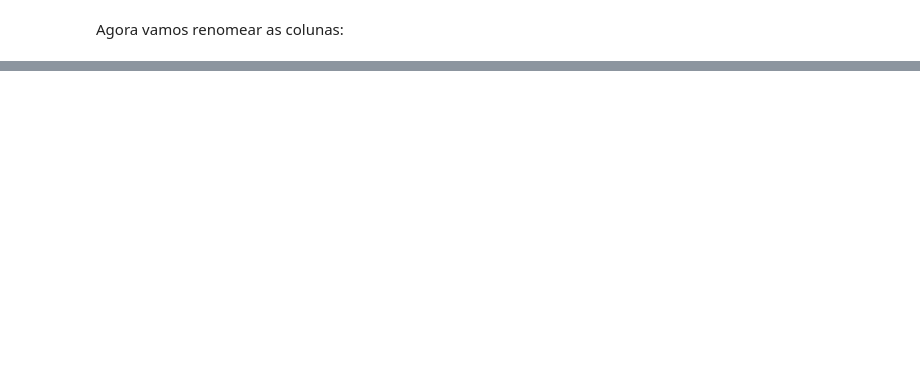
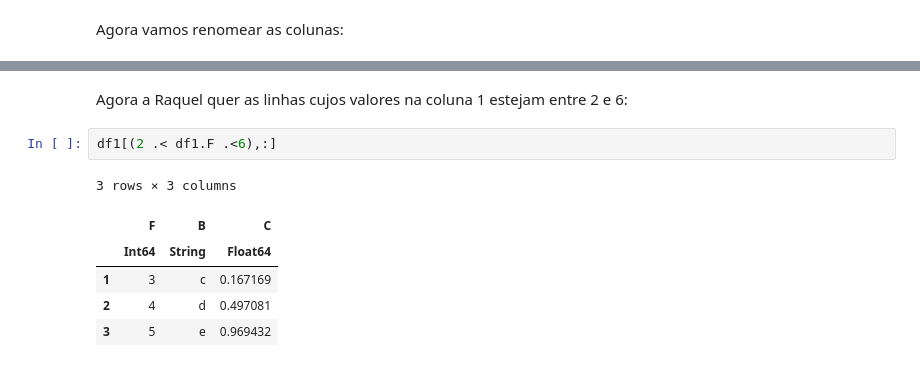
Before and after one commit to julia-diversity-and-inclusion/juliaCluBR, a Jupyter notebook: semana03/03-colab_notes.ipynb, the cells around one changed output, grey strips where cells are left out. Saved outputs shown, nothing was run; the diff lists cells and outputs as text; blank space fills up the shorter version.

```diff
--- a/semana03/03-colab_notes.ipynb
+++ b/semana03/03-colab_notes.ipynb
@@ -218,0 +317,11 @@ rename!(df1,:A => :F) # "Pegue a coluna que se chama 'A' e agora chame ela de 'F
+# %% [markdown]
+Agora a Raquel quer as linhas cujos valores na coluna 1 estejam entre 2 e 6:
+# %%
+df1[(2 .< df1.F .<6),:]
+# %% [output]
+3 rows × 3 columns
+|  | F | B | C |
+|  | Int64 | String | Float64 |
+| 1 | 3 | c | 0.167169 |
+| 2 | 4 | d | 0.497081 |
+| 3 | 5 | e | 0.969432 |
```
Also changed, not shown: parts of 18 cells of this notebook.
